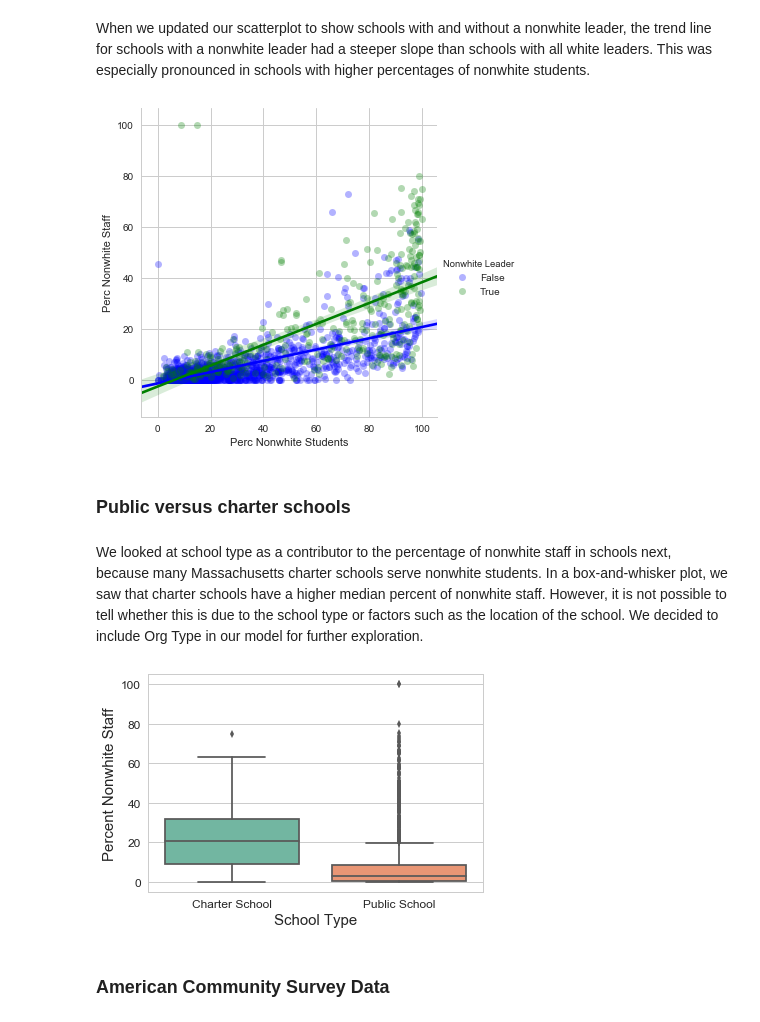
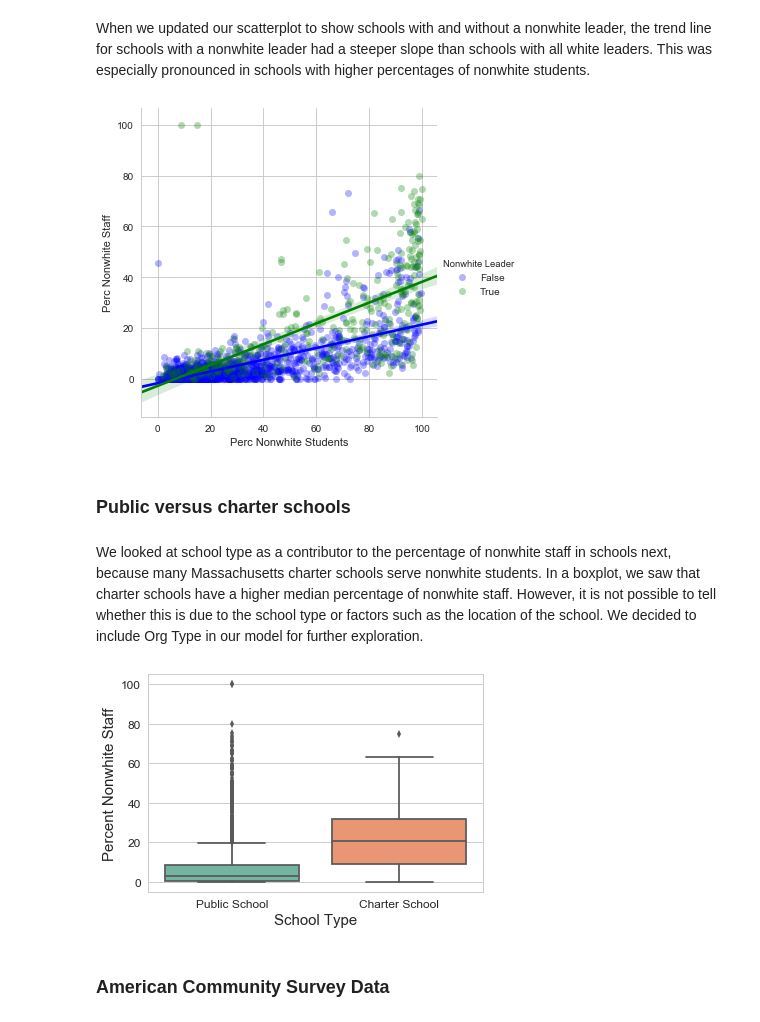
Before and after one commit to jill-k/school-staff-demographics, a Jupyter notebook: analysis/Final Write-Up Skeleton.ipynb, the cells around one changed output. Cells and saved outputs as stored; diff of their text form; code cells hidden in the pictures.

```diff
--- a/analysis/Final Write-Up Skeleton.ipynb
+++ b/analysis/Final Write-Up Skeleton.ipynb
@@ -191,6 +191,7 @@ See the caveats in the documentation: http://pandas.pydata.org/pandas-docs/stabl
 school_leaders = school_leaders[["Org Code","Nonwhite Leader"]].set_index("Org Code")
 df_staff_15 = df_staff_15.set_index("Org Code")
 df_staff_15 = df_staff_15.join(school_leaders)
+df_staff_15["Nonwhite Leader"] = df_staff_15["Nonwhite Leader"].fillna(0)
 # %% [markdown]
 Schools with a nonwhite leader had a higher median percent of nonwhite staff, but there were many outliers for schools without a nonwhite leader.
 # %%
@@ -205,18 +206,18 @@ When we updated our scatterplot to show schools with and without a nonwhite lead
 # %%
 sc = sns.lmplot(x = "Perc Nonwhite Students", y = "Perc Nonwhite Staff", data = df_staff_15, hue="Nonwhite Leader", palette = ["blue", "green"], scatter_kws = {"alpha" : 0.3,})
 # %% [output]
-[figure, old version]
+[figure, new version]
 # %% [markdown]
 ### Public versus charter schools
 # %% [markdown]
-We looked at school type as a contributor to the percentage of nonwhite staff in schools next, because many Massachusetts charter schools serve nonwhite students. In a box-and-whisker plot, we saw that charter schools have a higher median percent of nonwhite staff. However, it is not possible to tell whether this is due to the school type or factors such as the location of the school. We decided to include Org Type in our model for further exploration.
+We looked at school type as a contributor to the percentage of nonwhite staff in schools next, because many Massachusetts charter schools serve nonwhite students. In a boxplot, we saw that charter schools have a higher median percentage of nonwhite staff. However, it is not possible to tell whether this is due to the school type or factors such as the location of the school. We decided to include Org Type in our model for further exploration.
 # %%
-sl = sns.boxplot(x="Org Type", y="Perc Nonwhite Staff", data=df_staff_15, palette="Set2")
+sl = sns.boxplot(x="Org Type", y="Perc Nonwhite Staff", data=df_staff_15, palette="Set2", order = ["Public School", "Charter School"])
 sl.set_ylabel('Percent Nonwhite Staff', fontsize=15)
 sl.tick_params(labelsize=12)
 sl.set_xlabel("School Type", fontsize = 15);
 # %% [output]
-[figure, old version]
+[figure, new version]
 # %% [markdown]
 ### American Community Survey Data
 # %% [markdown]
```
Also changed, not shown: parts of 25 cells of this notebook.
